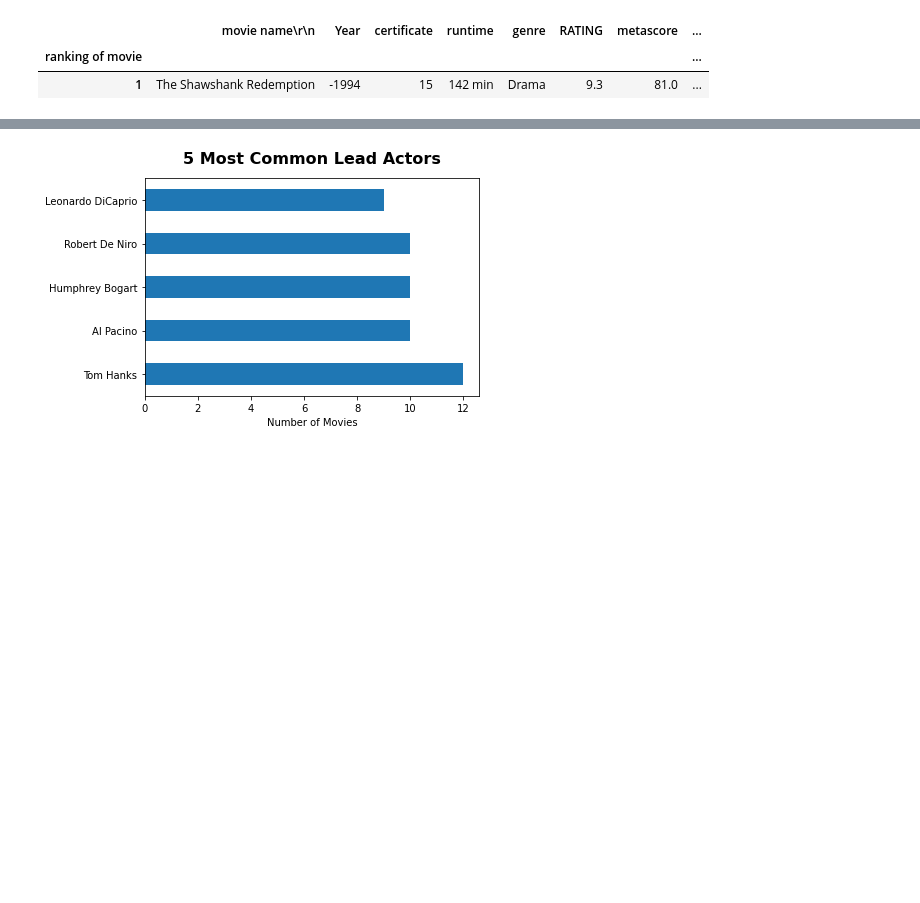
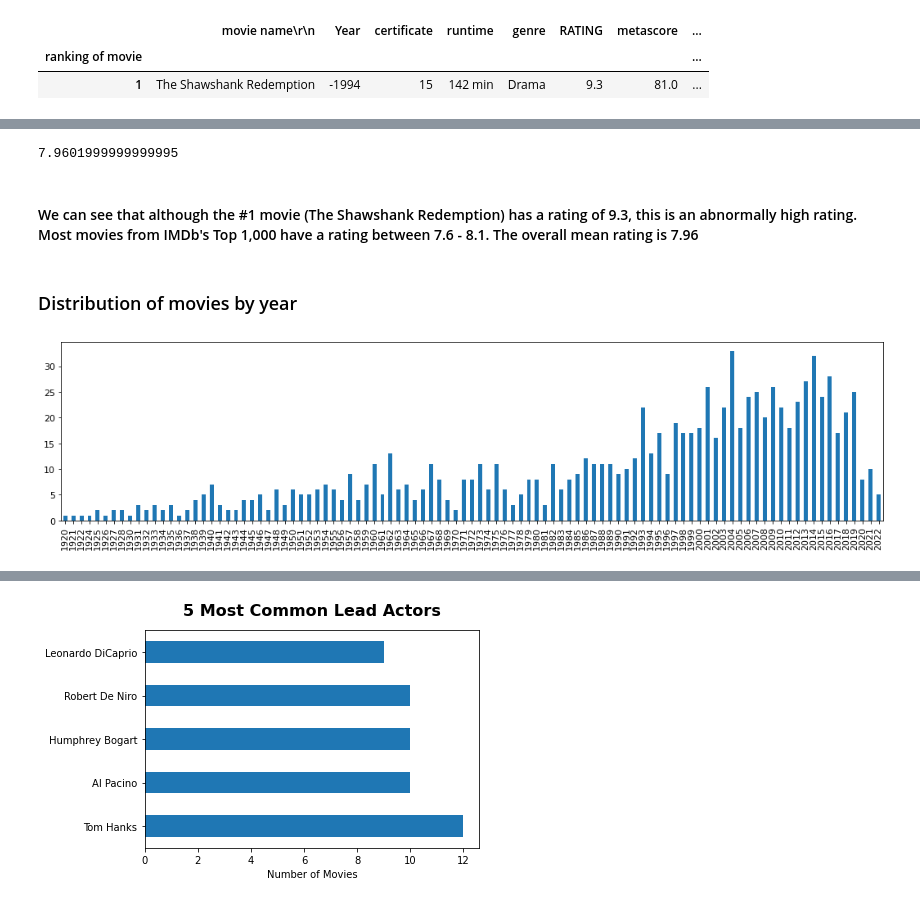
Before and after one commit to kbtoynhobs/Data-Science-projects, a Jupyter notebook: IMDb Top 1k Movies.ipynb, the cells around one changed output, grey strips where cells are left out. Saved outputs shown, nothing was run; the diff lists cells and outputs as text; code cells hidden in the pictures; blank space fills up the shorter version.

```diff
--- a/IMDb Top 1k Movies.ipynb
+++ b/IMDb Top 1k Movies.ipynb
@@ -60,0 +70,11 @@ df['rating'].mean()
+# %%
+#change NaNs in certificate column to 'Not Rated'
+df['certificate'] = df['certificate'].replace(np.nan,'Not Rated')
+# %%
+#remove 'min' from runtime column
+df.runtime = df.runtime.str[:-4]
+#convert runtime column to int
+df['runtime'] = df['runtime'].astype(int)
+# %%
+#replace NaNs with zeroes in metascore column
+df['metascore'] = df['metascore'].replace(np.nan, 0)
@@ -60,0 +86,7 @@ df['rating'].mean()
+# %%
+#remove $ and M from gross column
+df['gross'] = df.gross.str[1:-1]
+#convert gross column to float
+df['gross'] = df['gross'].astype('float')
+#change NaNs in gross column to zeroes
+df['gross'] = df['gross'].replace(np.nan, 0)
@@ -60,0 +128,13 @@ df['rating'].mean()
+# %%
+df['rating'].mean()
+# %% [output]
+7.9601999999999995
+# %% [markdown]
+#### We can see that although the #1 movie (The Shawshank Redemption) has a rating of 9.3, this is an abnormally high rating. Most movies from IMDb's Top 1,000 have a rating between 7.6 - 8.1. The overall mean rating is 7.96
+# %% [markdown]
+### Distribution of movies by year
+# %%
+df['year'].value_counts().sort_index().plot(kind='bar', figsize=(18,4), fontsize=11)
+plt.show()
+# %% [output]
+[figure, added]
```
Also changed, not shown: parts of 26 cells of this notebook.
